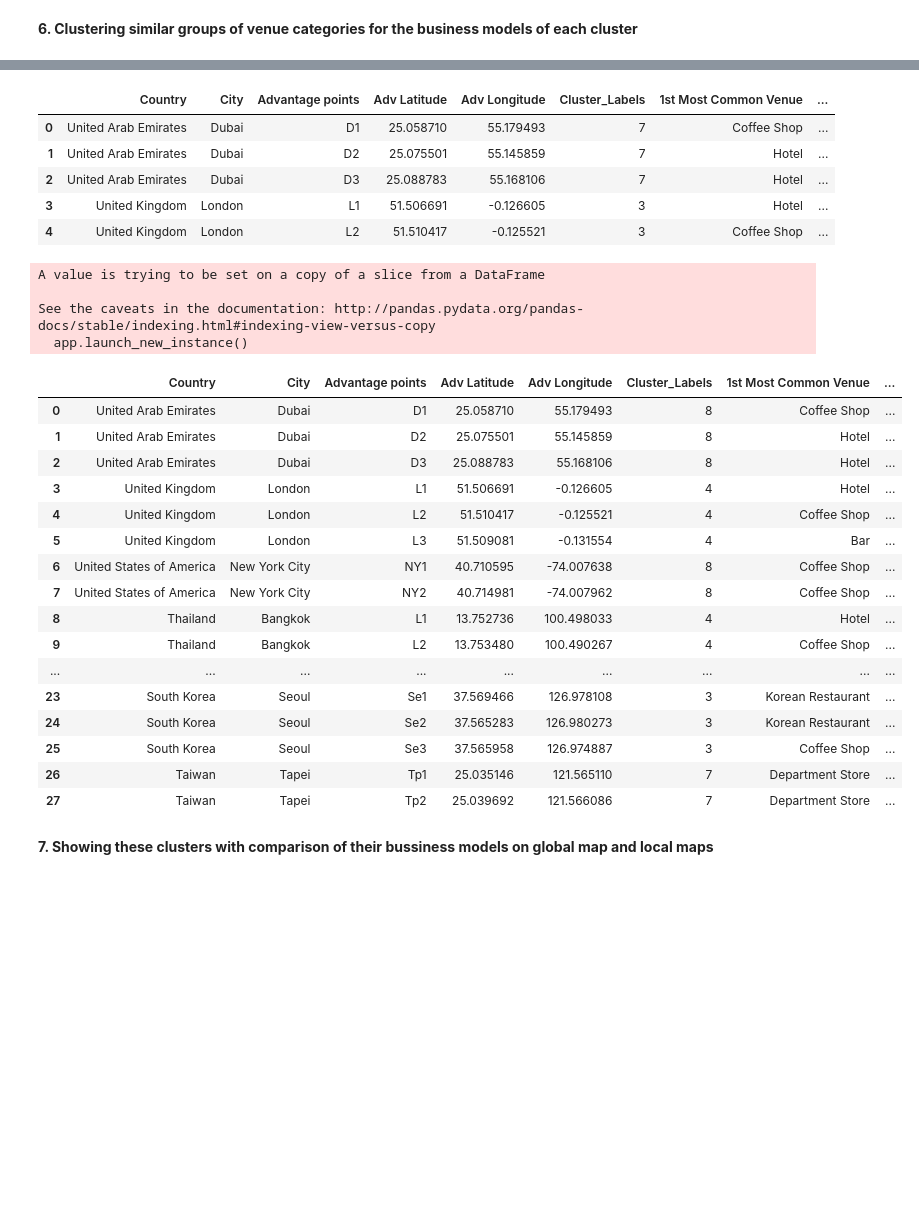
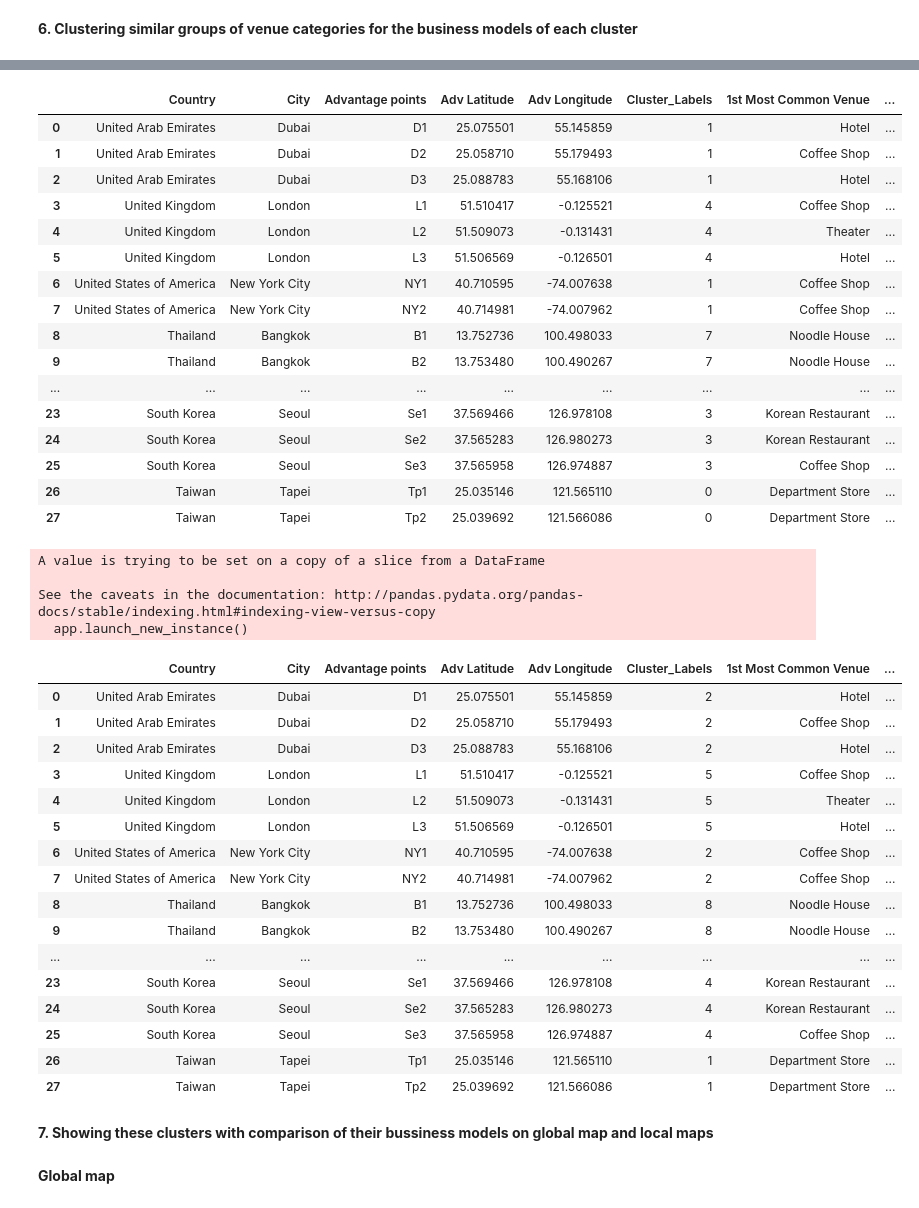
Before and after one commit to thaitran7/Coursera_Capstone, a Jupyter notebook: Final project of Data Science Capstone.ipynb, the cells around one changed output, grey strips where cells are left out. Saved outputs shown, nothing was run; the diff lists cells and outputs as text; code cells hidden in the pictures; blank space fills up the shorter version.

```diff
--- a/Final project of Data Science Capstone.ipynb
+++ b/Final project of Data Science Capstone.ipynb
@@ -523,7 +513,7 @@ centers = kmeans.cluster_centers_ # Coordinates of cluster centers.
 labels = kmeans.predict(k_data[k_data.columns[1:3]]) # Labels of each point
 centroids = pd.DataFrame(centers)
 centroids.columns = ['Adv Latitude','Adv Longitude']
-Cluster = pd.DataFrame(['L1','L2','L3'])
+Cluster = pd.DataFrame(['B1','B2','B3'])
 City = pd.DataFrame(['Bangkok','Bangkok','Bangkok'])
 Country = pd.DataFrame(['Thailand','Thailand','Thailand'])
 centroids.insert(0,'Advantage points(Adv)',Cluster)
@@ -1030,21 +1031,32 @@ plt.show()
 # %%
 kclusters = 9 # Number of clusters
 adv_grouped_clustering = adv_grouped.drop('Advantage points', 1)
 # k-means clustering
 kmeans = KMeans(n_clusters=kclusters, random_state=0).fit(adv_grouped_clustering)
 # add labels
 adv_venues_sorted.insert(0, 'Cluster_Labels', kmeans.labels_)
 adv_merged = All_rpt
 # merge toronto_grouped with toronto_data
 adv_merged = adv_merged.join(adv_venues_sorted.set_index('Advantage points'), on='Advantage points')
-adv_merged.head()
+adv_merged.head(100)
 # %% [output]
 |  | Country | City | Advantage points | Adv Latitude | Adv Longitude | Cluster_Labels | 1st Most Common Venue | ... |
-| 0 | United Arab Emirates | Dubai | D1 | 25.058710 | 55.179493 | 7 | Coffee Shop | ... |
-| 1 | United Arab Emirates | Dubai | D2 | 25.075501 | 55.145859 | 7 | Hotel | ... |
-| 2 | United Arab Emirates | Dubai | D3 | 25.088783 | 55.168106 | 7 | Hotel | ... |
-| 3 | United Kingdom | London | L1 | 51.506691 | -0.126605 | 3 | Hotel | ... |
-| 4 | United Kingdom | London | L2 | 51.510417 | -0.125521 | 3 | Coffee Shop | ... |
+| 0 | United Arab Emirates | Dubai | D1 | 25.075501 | 55.145859 | 1 | Hotel | ... |
+| 1 | United Arab Emirates | Dubai | D2 | 25.058710 | 55.179493 | 1 | Coffee Shop | ... |
+| 2 | United Arab Emirates | Dubai | D3 | 25.088783 | 55.168106 | 1 | Hotel | ... |
+| 3 | United Kingdom | London | L1 | 51.510417 | -0.125521 | 4 | Coffee Shop | ... |
+| 4 | United Kingdom | London | L2 | 51.509073 | -0.131431 | 4 | Theater | ... |
+| 5 | United Kingdom | London | L3 | 51.506569 | -0.126501 | 4 | Hotel | ... |
+| 6 | United States of America | New York City | NY1 | 40.710595 | -74.007638 | 1 | Coffee Shop | ... |
+| 7 | United States of America | New York City | NY2 | 40.714981 | -74.007962 | 1 | Coffee Shop | ... |
+| 8 | Thailand | Bangkok | B1 | 13.752736 | 100.498033 | 7 | Noodle House | ... |
+| 9 | Thailand | Bangkok | B2 | 13.753480 | 100.490267 | 7 | Noodle House | ... |
+| ... | ... | ... | ... | ... | ... | ... | ... | ... |
+| 23 | South Korea | Seoul | Se1 | 37.569466 | 126.978108 | 3 | Korean Restaurant | ... |
+| 24 | South Korea | Seoul | Se2 | 37.565283 | 126.980273 | 3 | Korean Restaurant | ... |
+| 25 | South Korea | Seoul | Se3 | 37.565958 | 126.974887 | 3 | Coffee Shop | ... |
+| 26 | Taiwan | Tapei | Tp1 | 25.035146 | 121.565110 | 0 | Department Store | ... |
+| 27 | Taiwan | Tapei | Tp2 | 25.039692 | 121.566086 | 0 | Department Store | ... |
 # %%
 adv_merged_mod = adv_merged.copy()
 for i in range(0,len(adv_merged_mod['Cluster_Labels'])):
@@ -1057,24 +1069,26 @@ A value is trying to be set on a copy of a slice from a DataFrame
 See the caveats in the documentation: http://pandas.pydata.org/pandas-docs/stable/indexing.html#indexing-view-versus-copy
   app.launch_new_instance()
 |  | Country | City | Advantage points | Adv Latitude | Adv Longitude | Cluster_Labels | 1st Most Common Venue | ... |
-| 0 | United Arab Emirates | Dubai | D1 | 25.058710 | 55.179493 | 8 | Coffee Shop | ... |
-| 1 | United Arab Emirates | Dubai | D2 | 25.075501 | 55.145859 | 8 | Hotel | ... |
-| 2 | United Arab Emirates | Dubai | D3 | 25.088783 | 55.168106 | 8 | Hotel | ... |
-| 3 | United Kingdom | London | L1 | 51.506691 | -0.126605 | 4 | Hotel | ... |
-| 4 | United Kingdom | London | L2 | 51.510417 | -0.125521 | 4 | Coffee Shop | ... |
-| 5 | United Kingdom | London | L3 | 51.509081 | -0.131554 | 4 | Bar | ... |
-| 6 | United States of America | New York City | NY1 | 40.710595 | -74.007638 | 8 | Coffee Shop | ... |
-| 7 | United States of America | New York City | NY2 | 40.714981 | -74.007962 | 8 | Coffee Shop | ... |
-| 8 | Thailand | Bangkok | L1 | 13.752736 | 100.498033 | 4 | Hotel | ... |
-| 9 | Thailand | Bangkok | L2 | 13.753480 | 100.490267 | 4 | Coffee Shop | ... |
+| 0 | United Arab Emirates | Dubai | D1 | 25.075501 | 55.145859 | 2 | Hotel | ... |
+| 1 | United Arab Emirates | Dubai | D2 | 25.058710 | 55.179493 | 2 | Coffee Shop | ... |
+| 2 | United Arab Emirates | Dubai | D3 | 25.088783 | 55.168106 | 2 | Hotel | ... |
+| 3 | United Kingdom | London | L1 | 51.510417 | -0.125521 | 5 | Coffee Shop | ... |
+| 4 | United Kingdom | London | L2 | 51.509073 | -0.131431 | 5 | Theater | ... |
+| 5 | United Kingdom | London | L3 | 51.506569 | -0.126501 | 5 | Hotel | ... |
+| 6 | United States of America | New York City | NY1 | 40.710595 | -74.007638 | 2 | Coffee Shop | ... |
+| 7 | United States of America | New York City | NY2 | 40.714981 | -74.007962 | 2 | Coffee Shop | ... |
+| 8 | Thailand | Bangkok | B1 | 13.752736 | 100.498033 | 8 | Noodle House | ... |
+| 9 | Thailand | Bangkok | B2 | 13.753480 | 100.490267 | 8 | Noodle House | ... |
 | ... | ... | ... | ... | ... | ... | ... | ... | ... |
-| 23 | South Korea | Seoul | Se1 | 37.569466 | 126.978108 | 3 | Korean Restaurant | ... |
-| 24 | South Korea | Seoul | Se2 | 37.565283 | 126.980273 | 3 | Korean Restaurant | ... |
-| 25 | South Korea | Seoul | Se3 | 37.565958 | 126.974887 | 3 | Coffee Shop | ... |
-| 26 | Taiwan | Tapei | Tp1 | 25.035146 | 121.565110 | 7 | Department Store | ... |
-| 27 | Taiwan | Tapei | Tp2 | 25.039692 | 121.566086 | 7 | Department Store | ... |
+| 23 | South Korea | Seoul | Se1 | 37.569466 | 126.978108 | 4 | Korean Restaurant | ... |
+| 24 | South Korea | Seoul | Se2 | 37.565283 | 126.980273 | 4 | Korean Restaurant | ... |
+| 25 | South Korea | Seoul | Se3 | 37.565958 | 126.974887 | 4 | Coffee Shop | ... |
+| 26 | Taiwan | Tapei | Tp1 | 25.035146 | 121.565110 | 1 | Department Store | ... |
+| 27 | Taiwan | Tapei | Tp2 | 25.039692 | 121.566086 | 1 | Department Store | ... |
 # %% [markdown]
 **7. Showing these clusters with comparison of their bussiness models on global map and local maps**
+# %% [markdown]
+**Global map**
 # %%
 import numpy as np
 map_clusters = folium.Map(location=[20,0], zoom_start=2)
```
Also changed, not shown: parts of 26 cells of this notebook.
